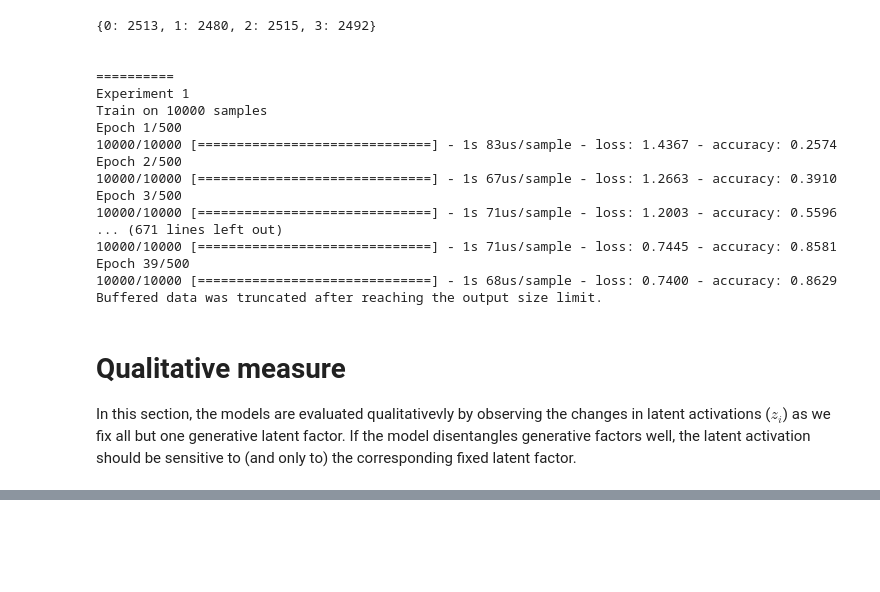
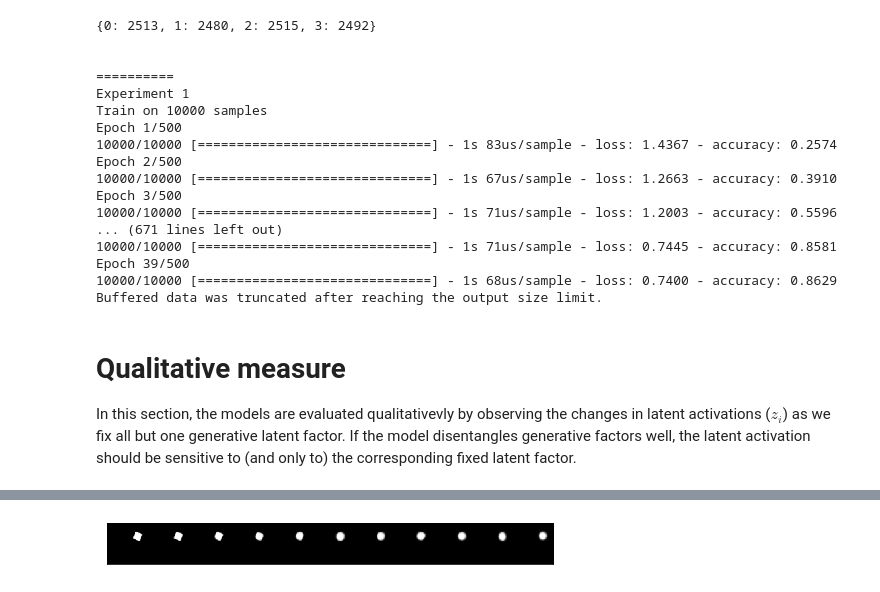
Before and after one commit to maddyflash/betaVAE, a Jupyter notebook: dSprites_benchmark/beta_finder.ipynb, the cells around one changed output, grey strips where cells are left out. Saved outputs shown, nothing was run; the diff lists cells and outputs as text; code cells hidden in the pictures; blank space fills up the shorter version.

```diff
--- a/dSprites_benchmark/beta_finder.ipynb
+++ b/dSprites_benchmark/beta_finder.ipynb
@@ -967,0 +968,14 @@ plt.savefig("beta_search.png")
+# %%
+seed_img = test_batch[0][np.newaxis, :]
+vaes = [vae05, vae1, vae2, vae3, vae4, vae5, vae6, vae7, vae8, vae9, vae10]
+imgs = np.empty(shape=(len(vaes), 64, 64, 1))
+
+for i, vae in enumerate(vaes):
+    recon = tf.nn.sigmoid(vae.decode(vae.encode(seed_img)[0])).numpy()[0]
+    imgs[i] = recon
+
+fig, ax = plt.subplots(1, 1, figsize=(8, 2))
+imshow(make_grid(imgs, nrow=len(vaes)), ax=ax)
+fig.savefig("reconstruction_beta.png")
+# %% [output]
+[figure, added]
```
Also changed, not shown: parts of 15 cells of this notebook, 16 other files.
